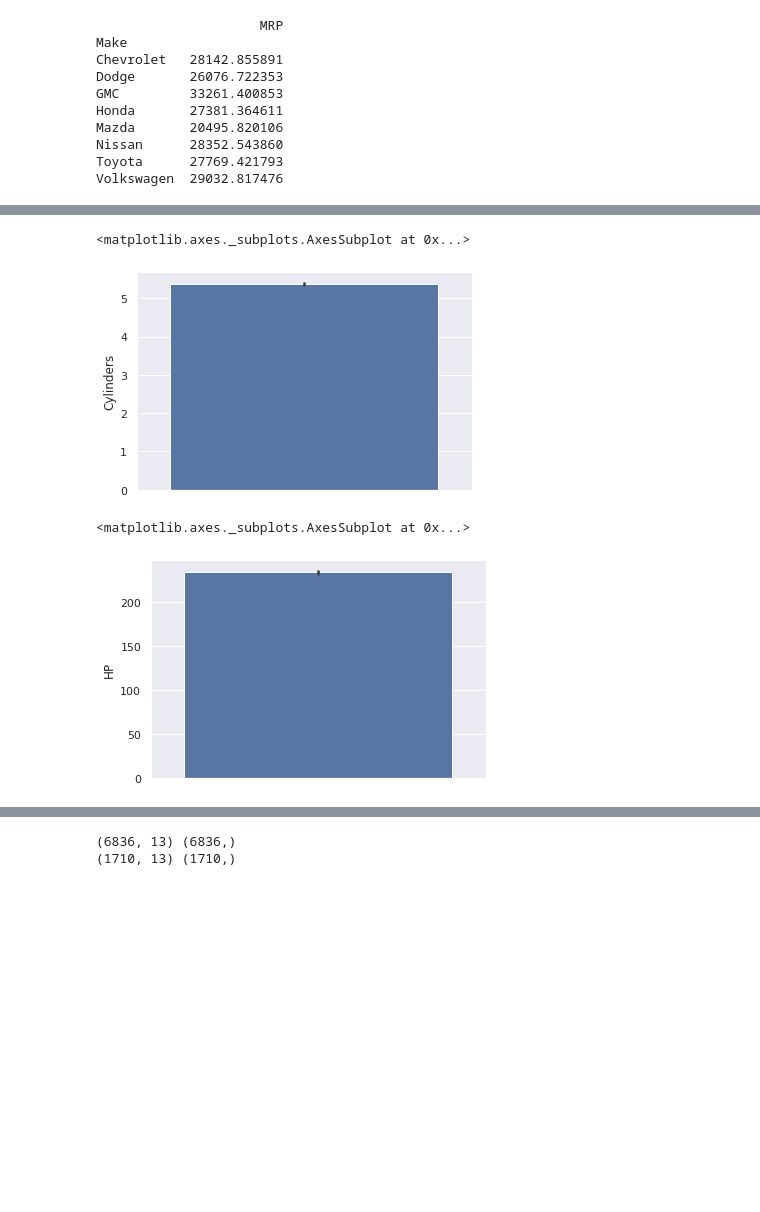
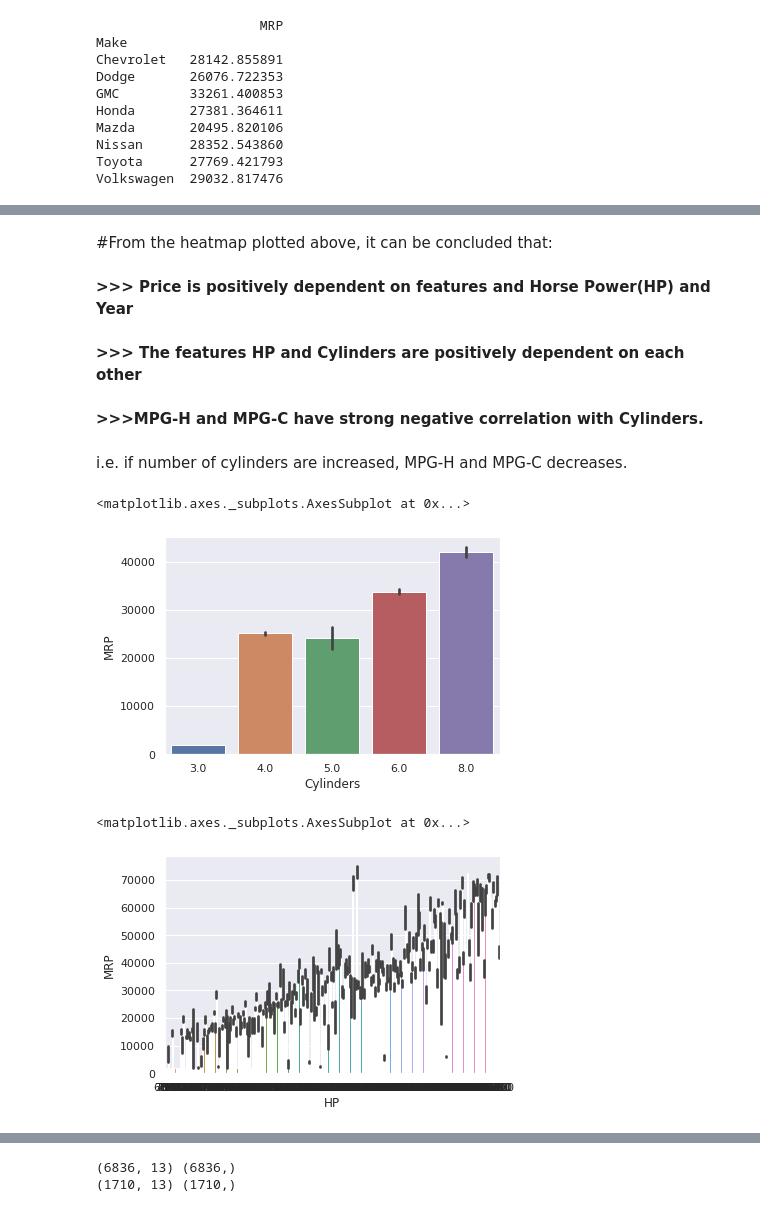
Before and after one commit to devkhetan/ML-Internship, a Jupyter notebook: ML_Internship_Project(B)_.ipynb, the cells around one changed output, grey strips where cells are left out. Cells and saved outputs as stored; diff of their text form; code cells hidden in the pictures; blank space fills up the shorter version.

```diff
--- a/ML_Internship_Project(B)_.ipynb
+++ b/ML_Internship_Project(B)_.ipynb
@@ -280,11 +280,21 @@ sns.heatmap(corrMatrix, annot=True)
+# %% [markdown]
+#From the heatmap plotted above, it can be concluded that:
+# %% [markdown]
+**>>> Price is positively dependent on features and Horse Power(HP) and Year**
+# %% [markdown]
+**>>> The features HP and Cylinders are positively dependent on each other**
+# %% [markdown]
+**>>>MPG-H and MPG-C have strong negative correlation with Cylinders.**
+# %% [markdown]
+i.e. if number of cylinders are increased, MPG-H and MPG-C decreases.
 # %%
-sns.barplot(y=df['Cylinders'])
+sns.barplot(df['Cylinders'],df['MRP'])
 # %% [output]
 <matplotlib.axes._subplots.AxesSubplot at 0x...>
-[figure, old version]
+[figure, new version]
 # %%
-sns.barplot(y=df['HP'])
+sns.barplot(df['HP'],df['MRP'])
 # %% [output]
 <matplotlib.axes._subplots.AxesSubplot at 0x...>
-[figure, old version]
+[figure, new version]
 # %%
```
Also changed, not shown: parts of 6 cells of this notebook.
